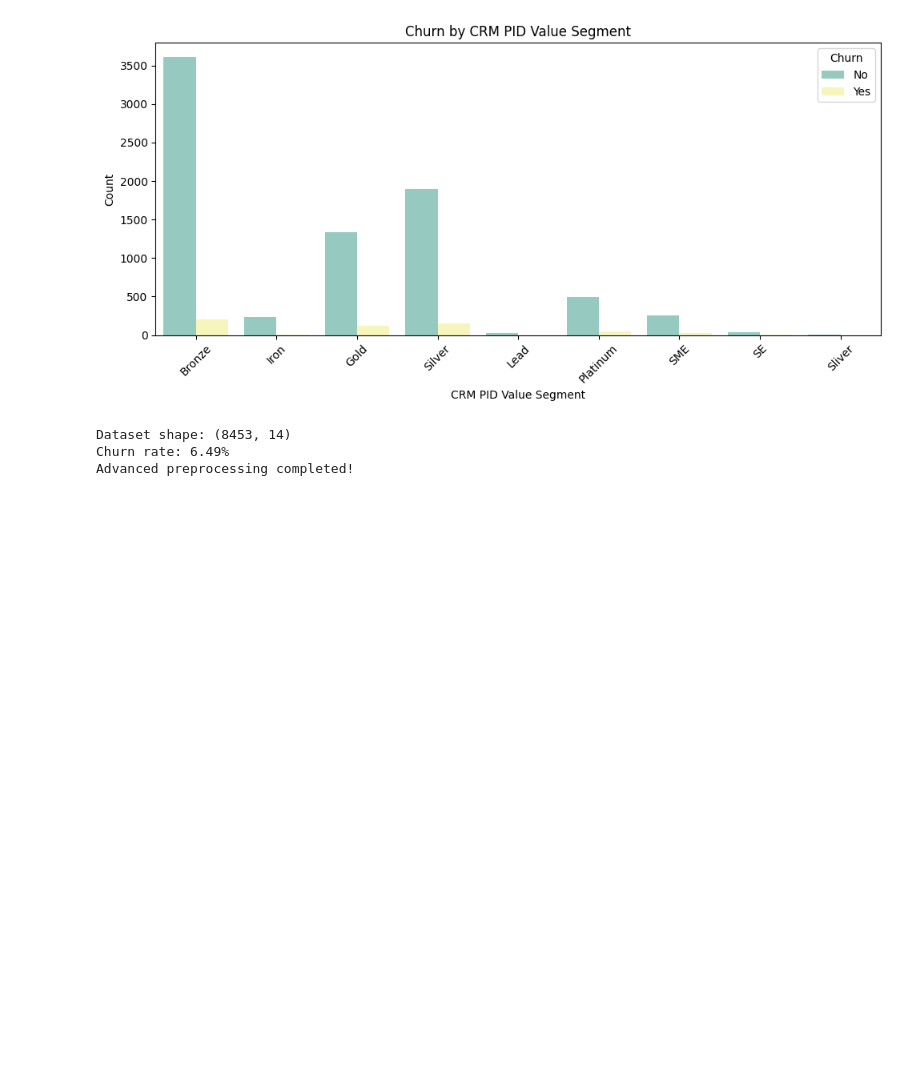
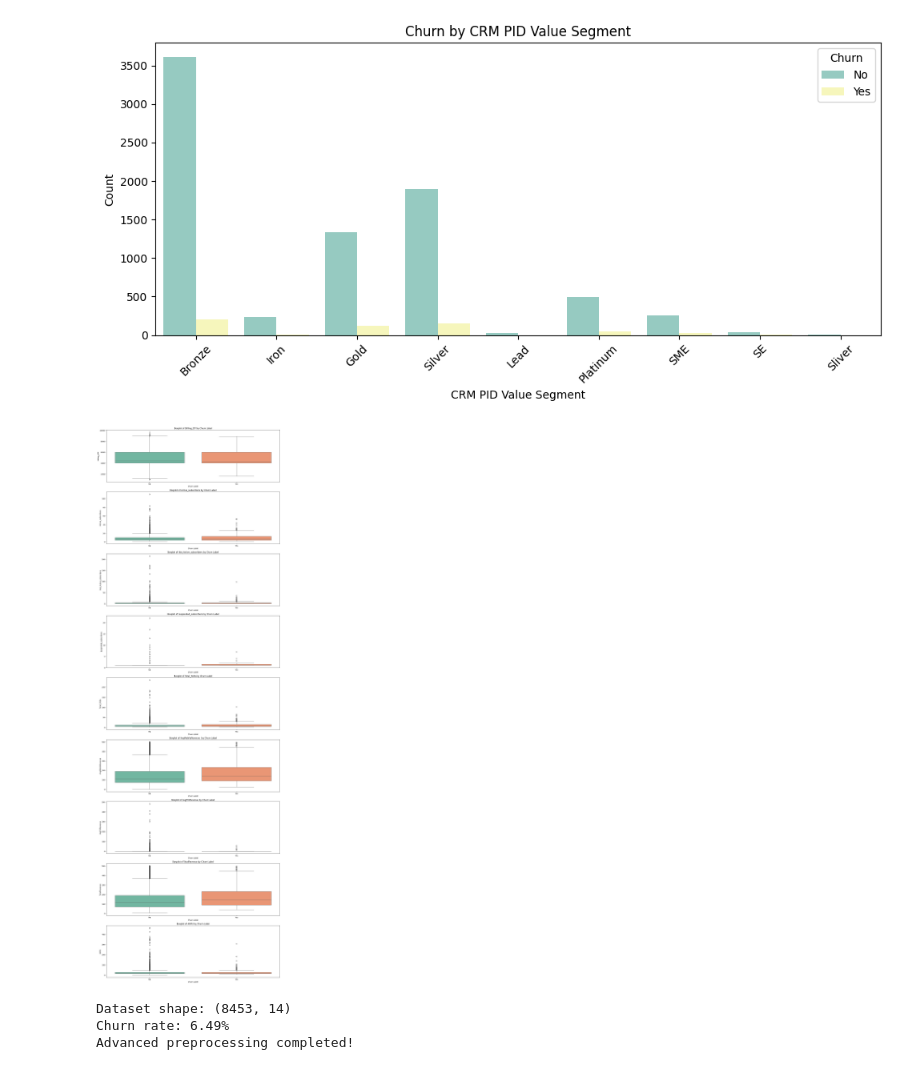
Before and after one commit to adeline-pepela/Module-5, a Jupyter notebook: Predictive and Optimization Analytics/POA-Project/Churn-main/modeling_3.ipynb, the cells around one changed output. Drawn from its saved outputs; the diff is of its cells as text; code cells hidden in the pictures; blank space fills up the shorter version.

```diff
--- a/Predictive and Optimization Analytics/POA-Project/Churn-main/modeling_3.ipynb
+++ b/Predictive and Optimization Analytics/POA-Project/Churn-main/modeling_3.ipynb
@@ -323,6 +323,24 @@ plt.tight_layout()
 plt.show()
 # %% [output]
 [figure]
+# %%
+# Identify numeric columns only (since boxplots require numeric values)
+numeric_columns = df.select_dtypes(include=['int64', 'float64']).columns
+
+# Create boxplots for each numeric variable
+plt.figure(figsize=(15, 5 * len(numeric_columns)))
+
+for idx, col in enumerate(numeric_columns, 1):
+    plt.subplot(len(numeric_columns), 1, idx)
+    sns.boxplot(data=df, x='CHURN', y=col, palette='Set2')
+    plt.title(f'Boxplot of {col} by Churn Label')
+    plt.xlabel('Churn Label')
+    plt.ylabel(col)
+    plt.tight_layout()
+
+plt.show()
+# %% [output]
+[figure, added]
 # %%
 # Load data
 url = "https://raw.githubusercontent.com/adeline-pepela/Dissertation/main/data/dataset.csv"
```
